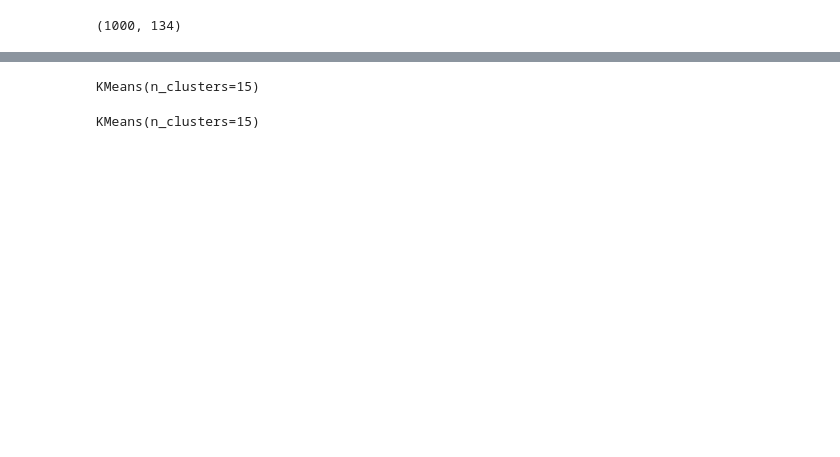
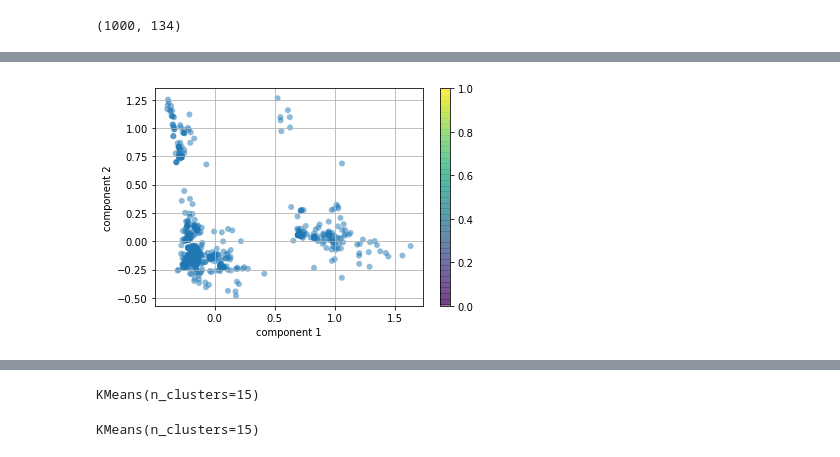
Before and after one commit to park1997/GitHub_Crawling_TextMining_Project, a Jupyter notebook: ParkByeongHyeon/Github_kmeans_clustering.ipynb, the cells around one changed output, grey strips where cells are left out. Drawn from its saved outputs; the diff is of its cells as text; code cells hidden in the pictures; blank space fills up the shorter version.

```diff
--- a/ParkByeongHyeon/Github_kmeans_clustering.ipynb
+++ b/ParkByeongHyeon/Github_kmeans_clustering.ipynb
@@ -306,11 +316,13 @@ df_pca
 # %%
-# plt.scatter(df_pca[:,0], df_pca[:,1],
-#             edgecolor='none', alpha=0.5, cmap='tab10')
+plt.scatter(np.array(df_pca)[:,0], np.array(df_pca)[:,1],
+            edgecolor='none', alpha=0.5, cmap='tab10')
 
-# plt.xlabel('component 1')
-# plt.ylabel('component 2')
-# plt.colorbar()
-# plt.grid()
-# plt.show()
+plt.xlabel('component 1')
+plt.ylabel('component 2')
+plt.colorbar()
+plt.grid()
+plt.show()
+# %% [output]
+[figure, added]
 # %%
 # 원래 데이터 점들이 가지고있던 정보량 분산을 6프로정도 표현해주고 두번쟤 컴포넌트가 약 3프로를 표현해주기 때문에
```
Also changed, not shown: parts of 18 cells of this notebook, 2 other files.
